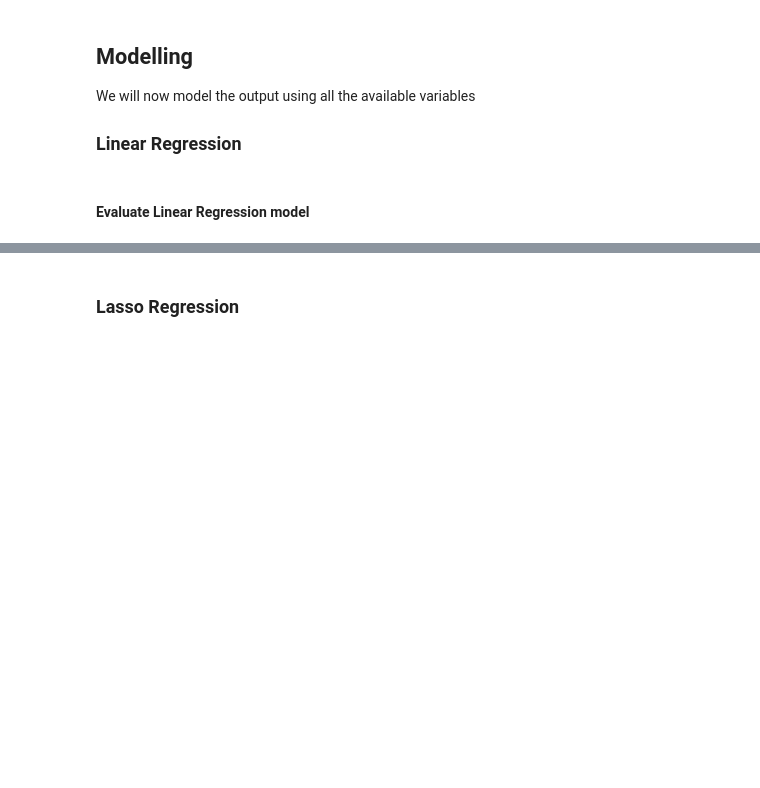
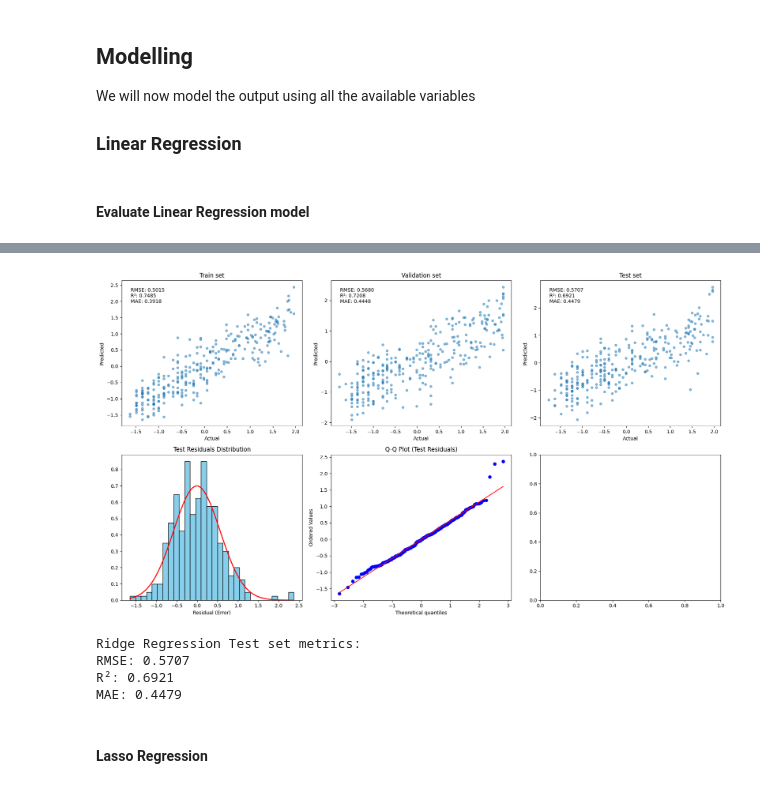
Before and after one commit to ostew5/cab420-introductory_problem_solving_tasks, a Jupyter notebook: 1. Regression.ipynb, the cells around one changed output, grey strips where cells are left out. Drawn from its saved outputs; the diff is of its cells as text; code cells hidden in the pictures; blank space fills up the shorter version.

```diff
--- a/1. Regression.ipynb
+++ b/1. Regression.ipynb
@@ -300,2 +359,67 @@ NameError: name 'numpy' is not defined
+# %%
+rr_model = sm.OLS(y_train, X_train).fit_regularized(alpha=best_alpha_rr, L1_wt=0)
+
+y_train_pred_rr = rr_model.predict(X_train)
+y_val_pred_rr = rr_model.predict(X_val)
+y_test_pred_rr = rr_model.predict(X_test)
+
+# Calculate evaluation metrics
+train_rmse = np.sqrt(mean_squared_error(y_train, y_train_pred_rr))
+val_rmse = np.sqrt(mean_squared_error(y_val, y_val_pred_rr))
+test_rmse = np.sqrt(mean_squared_error(y_test, y_test_pred_rr))
+
+train_r2 = r2_score(y_train, y_train_pred_rr)
+val_r2 = r2_score(y_val, y_val_pred_rr)
+test_r2 = r2_score(y_test, y_test_pred_rr)
+
+train_mae = mean_absolute_error(y_train, y_train_pred_rr)
+val_mae = mean_absolute_error(y_val, y_val_pred_rr)
+test_mae = mean_absolute_error(y_test, y_test_pred_rr)
+
+train_res = y_train - y_train_pred_rr
+val_res = y_val - y_val_pred_rr
+test_res = y_test - y_test_pred_rr
+
+fig, axes = plt.subplots(2, 3, figsize=(18, 10))
+
+datasets = [
+    (y_train, y_train_pred, f'Train set', f'RMSE: {train_rmse:.4f}\nR²: {train_r2:.4f}\nMAE: {train_mae:.4f}', axes[0, 0]),
+    (y_val, y_val_pred, f'Validation set', f'RMSE: {val_rmse:.4f}\nR²: {val_r2:.4f}\nMAE: {val_mae:.4f}', axes[0, 1]),
+    (y_test, y_test_pred, f'Test set', f'RMSE: {test_rmse:.4f}\nR²: {test_r2:.4f}\nMAE: {test_mae:.4f}', axes[0, 2])
+]
+
+for actual, pred, title, text, ax in datasets:
+    ax.scatter(actual, pred, alpha=0.5, s=20)
+    ax.set_xlabel('Actual')
+    ax.set_ylabel('Predicted')
+    ax.set_title(title)
+    ax.text(0.05, 0.95, text, transform=ax.transAxes, verticalalignment='top')
+
+axes[1, 0].hist(test_res, bins=30, color='skyblue', edgecolor='black', density=True)
+axes[1, 0].set_title('Test Residuals Distribution')
+axes[1, 0].set_xlabel('Residual (Error)')
+
+# Overlay Normal Distribution Curve
+mu, std = stats.norm.fit(test_res)
+x = np.linspace(test_res.min(), test_res.max(), 100)
+p = stats.norm.pdf(x, mu, std)
+axes[1, 0].plot(x, p, 'r', linewidth=2)
+
+# Q-Q Plot
+stats.probplot(test_res, dist="norm", plot=axes[1, 1])
+axes[1, 1].set_title('Q-Q Plot (Test Residuals)')
+
+plt.tight_layout()
+plt.show()
+
+ridge_regression_test_set_metrics = f"Ridge Regression Test set metrics:\n{datasets[2][3]}"
+
+print(ridge_regression_test_set_metrics)
+# %% [output]
+[figure, added]
+Ridge Regression Test set metrics:
+RMSE: 0.5707
+R²: 0.6921
+MAE: 0.4479
 # %% [markdown]
-### Lasso Regression
+#### Lasso Regression
```
Also changed, not shown: parts of 17 cells of this notebook.
